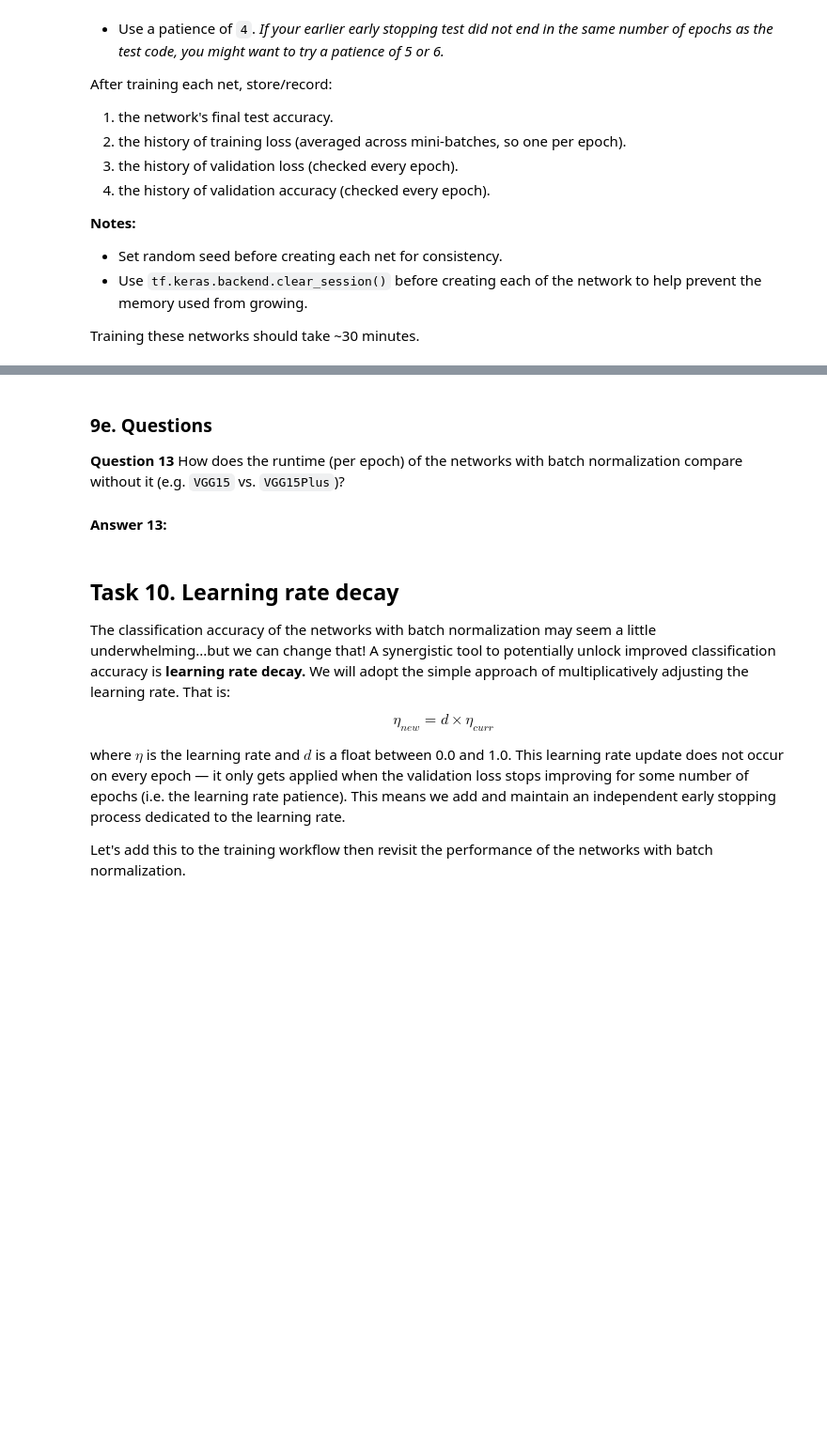
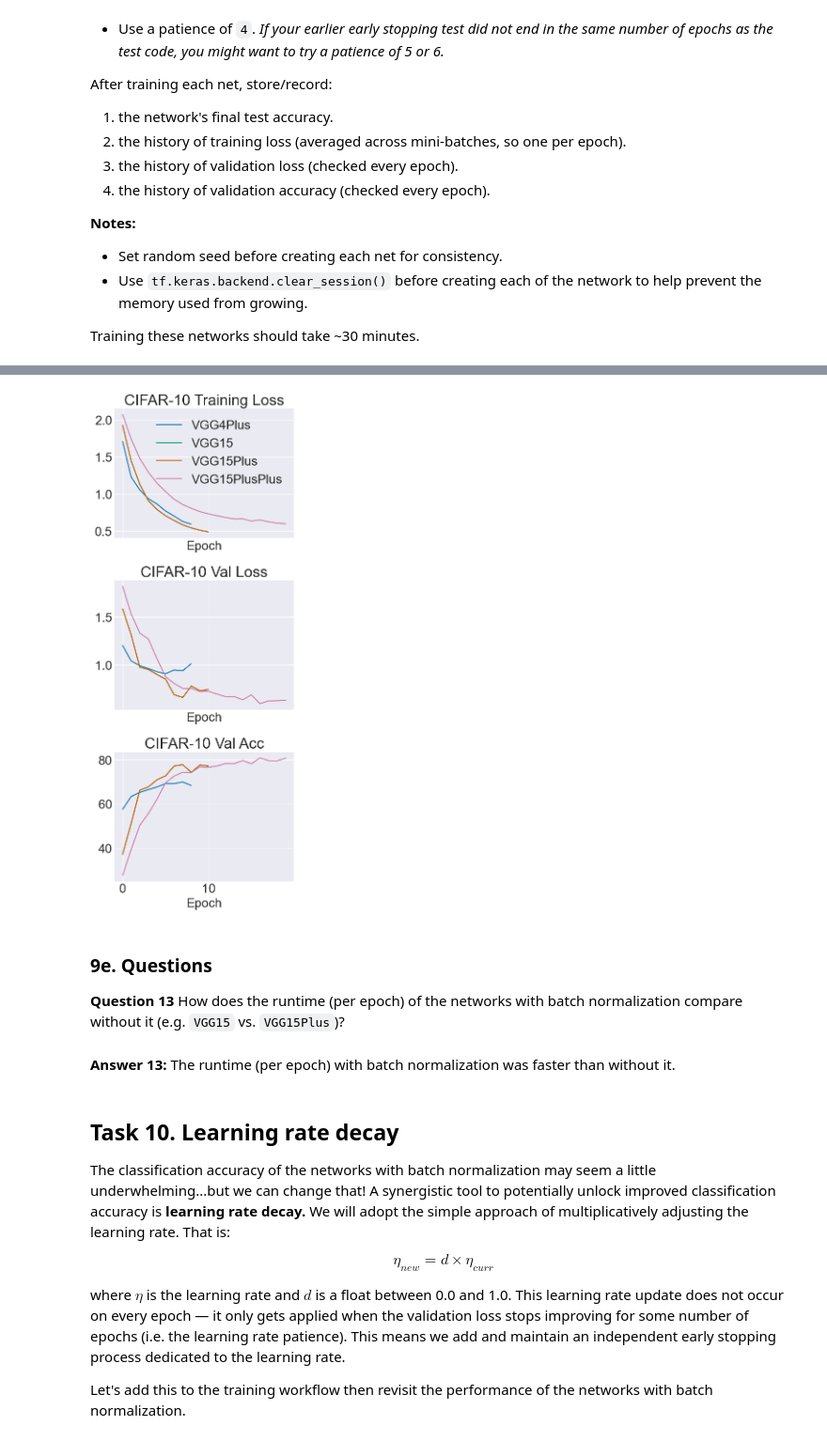
Before and after one commit to treytuscai/DeepNeuralLib, a Jupyter notebook: vgg15.ipynb, the cells around one changed output, grey strips where cells are left out. Shown: that part at 94% size. Cells and saved outputs as stored; diff of their text form; code cells hidden in the pictures; blank space fills up the shorter version.

```diff
--- a/vgg15.ipynb
+++ b/vgg15.ipynb
@@ -504,0 +639,9 @@ from datasets import get_dataset
+# %%
+tf.keras.backend.clear_session()
+tf.random.set_seed(0)
+
+model = VGG15PlusPlus(10, (32, 32, 3))
+model.compile(optimizer='adamw')
+train_loss_hist, val_loss_hist, val_acc_hist, num_epochs = model.fit(x_train, y_train, x_val, y_val, max_epochs=1)
+test_acc = model.evaluate(x_test, y_test)[0]
+print(f'VGG15PlusPlus (Test Acc: {test_acc * 100:.2f}%)')
@@ -529,3 +677,33 @@ After training each net, store/record:
 Training these networks should take ~30 minutes.
 # %%
 from vgg_nets import VGG15
+# %%
+net_names = ['VGG4Plus', 'VGG15', 'VGG15Plus', 'VGG15PlusPlus']
+train_losses = []
+val_losses = []
+val_accs = []
+epochs = []
+
+for net_name in net_names:
+    tf.keras.backend.clear_session()
+    tf.random.set_seed(0)
+
+    if net_name == 'VGG4Plus':
+        model = VGG4Plus(10, (32, 32, 3))
+    elif net_name == 'VGG15':
+        model = VGG15(10, (32, 32, 3))
+    elif net_name == 'VGG15Plus':
+        model = VGG15Plus(10, (32, 32, 3))
+    elif net_name == 'VGG15PlusPlus':
+        model = VGG15PlusPlus(10, (32, 32, 3))
+
+    model.compile(optimizer='adamw')
+    train_loss_hist, val_loss_hist, val_acc_hist, num_epochs = model.fit(x_train, y_train, x_val, y_val, max_epochs=1000, patience=4)
+    test_acc = model.evaluate(x_test, y_test)[0]
+
+    train_losses.append(train_loss_hist)
+    val_losses.append(val_loss_hist)
+    val_accs.append(val_acc_hist)
+    epochs.append(num_epochs)
+
+    test_acc = model.evaluate(x_test, y_test)[0]
@@ -548,39 +744,43 @@ def plot_loss_acc_x3(train_losses, val_losses, val_accs, epochs,
         The number of epochs used to train each network.
     net_names: Python list of str. len(epochs)=4.
         The string name of the networks. The order must correspond to the order of the loss and acc lists.
     '''
     fig, axes = plt.subplots(ncols=1, nrows=3, sharex=True, figsize=(5, 12))
 
     titles = ['CIFAR-10 Training Loss', 'CIFAR-10 Val Loss', 'CIFAR-10 Val Acc']
     xlabels = 3*['Epoch']
     data = [train_losses, val_losses, val_accs]
 
     for i in range(len(titles)):
         curr_hist = data[i]
 
         for n in range(len(net_names)):
             curr_data = np.copy(np.array(curr_hist[n]))
 
             if 'acc' in titles[i].lower():
                 curr_data = 100*curr_data[:epochs[n]]
 
             axes[i].plot(curr_data, label=net_names[n])
 
         axes[i].set_xlabel(xlabels[i])
         # axes[i].set_ylabel(ylabels[i])
         axes[i].set_title(titles[i])
 
         if i == 0:
             axes[i].legend()
 
     plt.tight_layout()
     plt.show()
+
+plot_loss_acc_x3(train_losses, val_losses, val_accs, epochs, net_names)
+# %% [output]
+[figure, added]
 # %% [markdown]
 ### 9e. Questions
 
 **Question 13** How does the runtime (per epoch) of the networks with batch normalization compare without it (e.g. `VGG15` vs. `VGG15Plus`)?
-# %% [markdown]
-**Answer 13:**
+# %% [markdown]
+**Answer 13:** The runtime (per epoch) with batch normalization was faster than without it.
 # %% [markdown]
 ## Task 10. Learning rate decay
 
```
Also changed, not shown: parts of 12 cells of this notebook, 1 other file.
